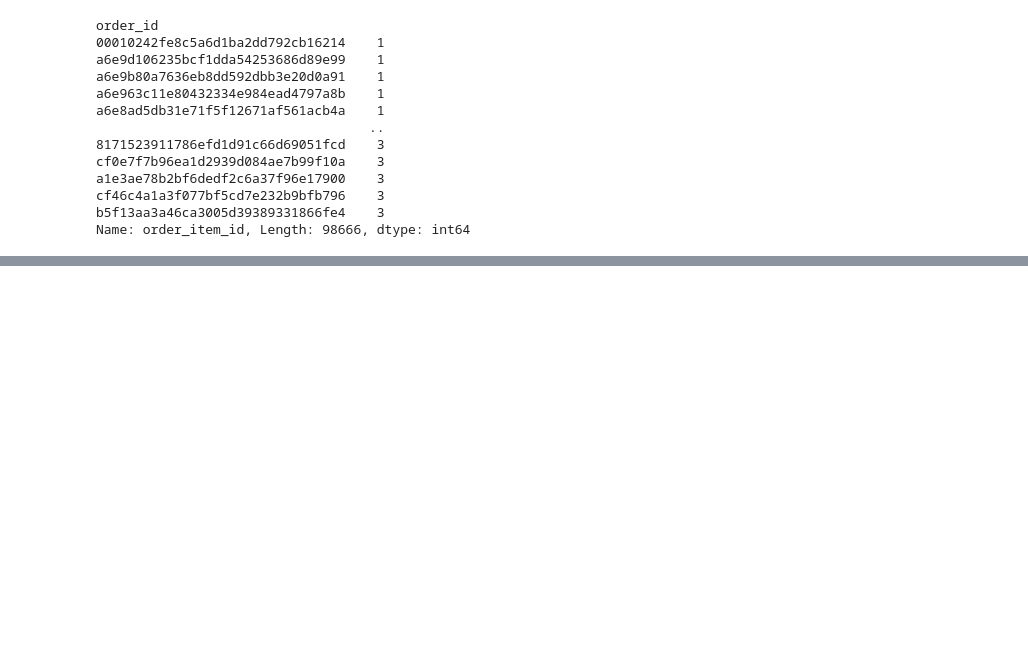
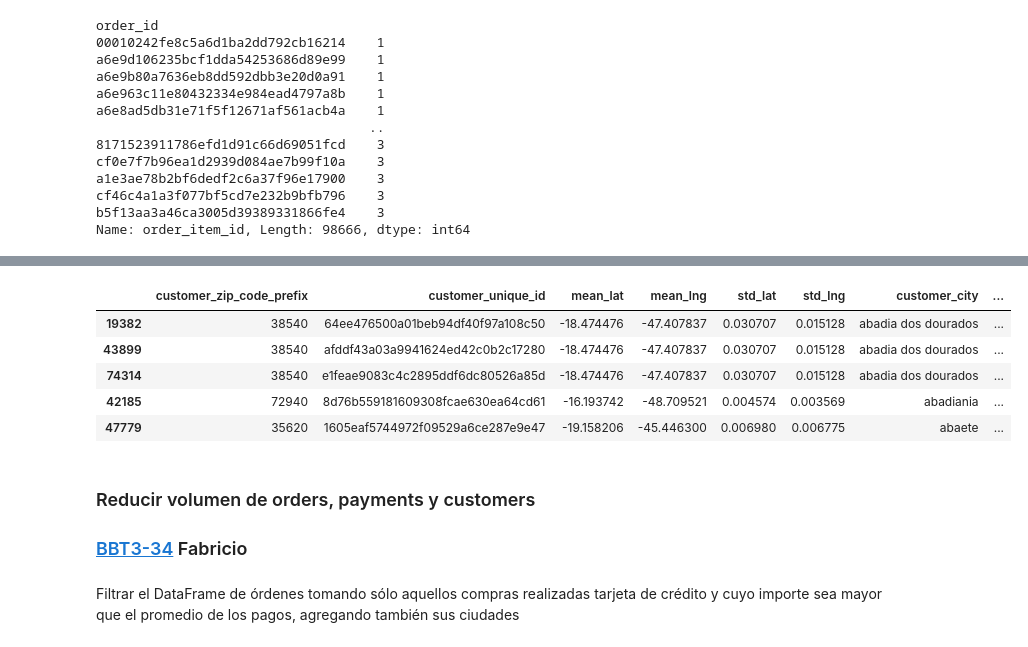
Before and after one commit to alkemyTech/BBVA-BDS-W1-T3, a Jupyter notebook: Caso_de_Negocio.ipynb, the cells around one changed output, grey strips where cells are left out. Drawn from its saved outputs; the diff is of its cells as text; code cells hidden in the pictures; blank space fills up the shorter version.

Commit message:
Update Caso_de_Negocio.ipynb
Update Caso de Negocio con tarjetas completadas: BBT3-29, BBT3-30 y BBT3-34

```diff
--- a/Caso_de_Negocio.ipynb
+++ b/Caso_de_Negocio.ipynb
@@ -562,0 +646,7 @@ Name: order_item_id, Length: 98666, dtype: int64
+# %%
+# Tomar, de las agrupaciones por 'customer_city', los ultimos 30 valores de cada uno
+last_30_customer_grouped_by_location = customers_geolocation_sorted.groupby('customer_city').tail(30)
+
+# Tomar las columnas necesarias para el analisis correspondiente
+selected_columns = ['customer_zip_code_prefix', 'customer_unique_id', 'mean_lat', 'mean_lng', 'std_lat', 'std_lng', 'customer_city', 'customer_state']
+last_30_customer_filtered = last_30_customer_grouped_by_location[selected_columns]
@@ -562,0 +670,14 @@ Name: order_item_id, Length: 98666, dtype: int64
+# %%
+last_30_customer_filtered.head()
+# %% [output]
+|  | customer_zip_code_prefix | customer_unique_id | mean_lat | mean_lng | std_lat | std_lng | customer_city | ... |
+| 19382 | 38540 | 64ee476500a01beb94df40f97a108c50 | -18.474476 | -47.407837 | 0.030707 | 0.015128 | abadia dos dourados | ... |
+| 43899 | 38540 | afddf43a03a9941624ed42c0b2c17280 | -18.474476 | -47.407837 | 0.030707 | 0.015128 | abadia dos dourados | ... |
+| 74314 | 38540 | e1feae9083c4c2895ddf6dc80526a85d | -18.474476 | -47.407837 | 0.030707 | 0.015128 | abadia dos dourados | ... |
+| 42185 | 72940 | 8d76b559181609308fcae630ea64cd61 | -16.193742 | -48.709521 | 0.004574 | 0.003569 | abadiania | ... |
+| 47779 | 35620 | 1605eaf5744972f09529a6ce287e9e47 | -19.158206 | -45.446300 | 0.006980 | 0.006775 | abaete | ... |
+# %% [markdown]
+### Reducir volumen de orders, payments y customers
+### [BBT3-34](https://alkemy-labs.atlassian.net/browse/BBT3-34) Fabricio
+# %% [markdown]
+Filtrar el DataFrame de órdenes tomando sólo aquellos compras realizadas tarjeta de crédito y cuyo importe sea mayor que el promedio de los pagos, agregando también sus ciudades
```
Also changed, not shown: parts of 13 cells of this notebook.
